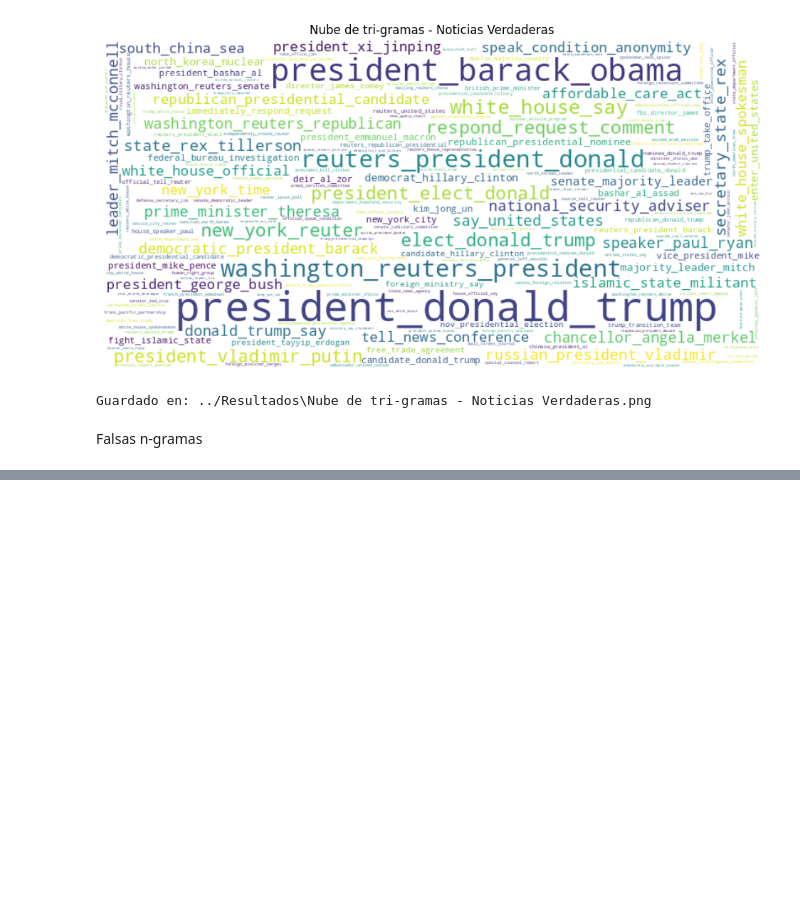
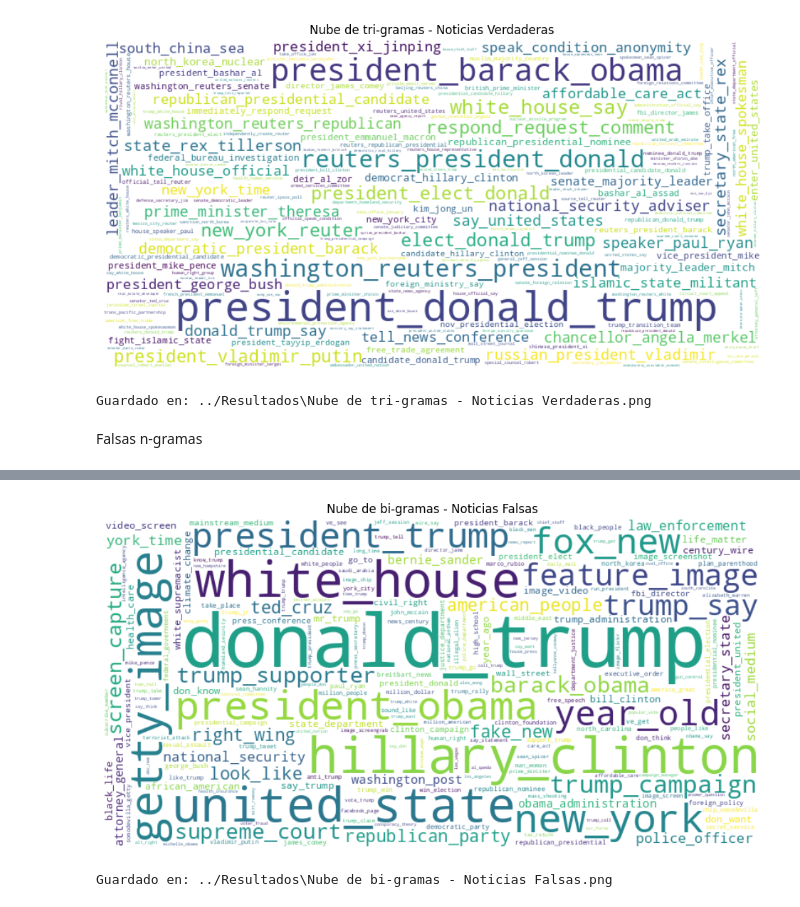
Before and after one commit to Zelxel-zx/1ACC0219-TP-TF-2025-2, a Jupyter notebook: code/n-gramas.ipynb, the cells around one changed output, grey strips where cells are left out. Saved outputs shown, nothing was run; the diff lists cells and outputs as text; code cells hidden in the pictures; blank space fills up the shorter version.

```diff
--- a/code/n-gramas.ipynb
+++ b/code/n-gramas.ipynb
@@ -124,0 +128,6 @@ nube_ngrams(gramas_verd_1, "Nube de gramas - Noticias Verdaderas")
+# %%
+gramas_falsas_2 = generar_ngrams_slicing(falsas, 2)
+nube_ngrams(gramas_falsas_2, "Nube de bi-gramas - Noticias Falsas")
+# %% [output]
+[figure, added]
+Guardado en: ../Resultados\Nube de bi-gramas - Noticias Falsas.png
```
Also changed, not shown: parts of 2 cells of this notebook.
